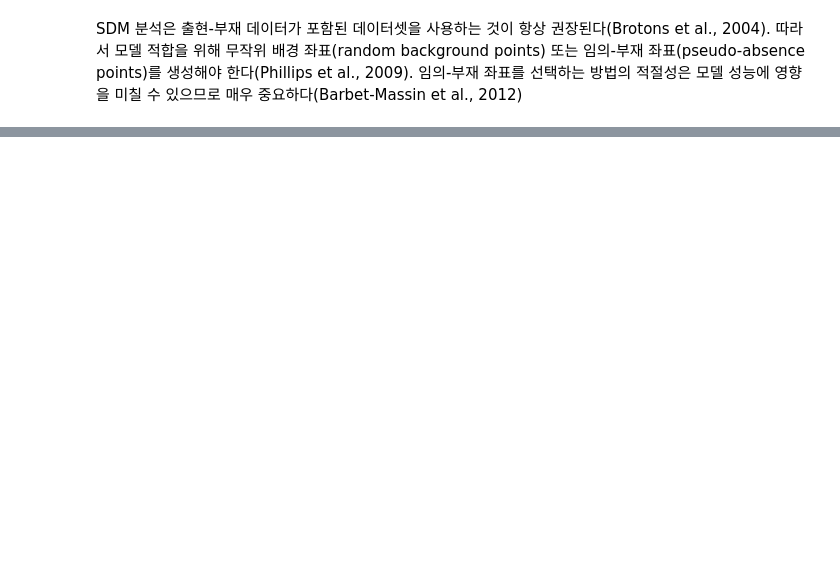
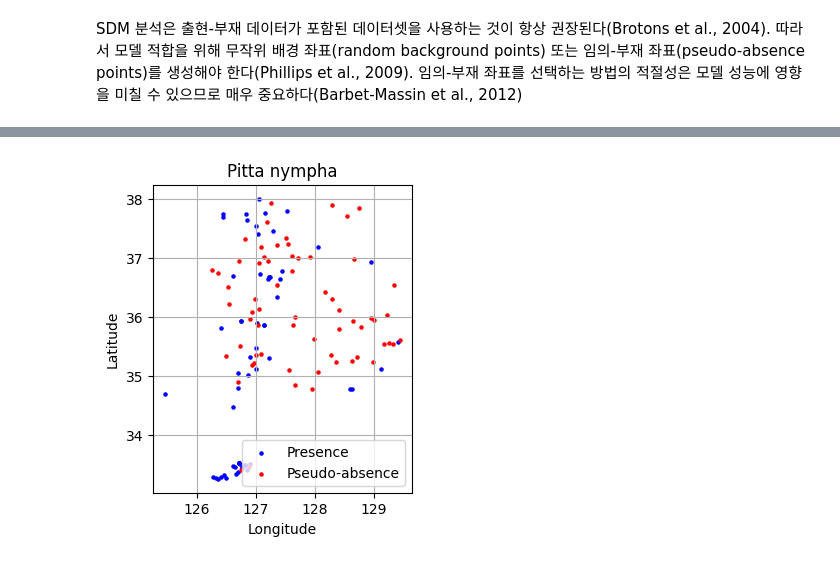
Before and after one commit to osgeokr/kari-sdm, a Jupyter notebook: 002_gbif_pitta_nympha_spatial_filtering.ipynb, the cells around one changed output, grey strips where cells are left out. Cells and saved outputs as stored; diff of their text form; code cells hidden in the pictures; blank space fills up the shorter version.

```diff
--- a/002_gbif_pitta_nympha_spatial_filtering.ipynb
+++ b/002_gbif_pitta_nympha_spatial_filtering.ipynb
@@ -305,0 +347,4 @@ SDM 분석은 출현-부재 데이터가 포함된 데이터셋을 사용하는
+# %%
+!wget https://github.com/osgeokr/kari-sdm/raw/main/pitta_nympha_pa_dw.gpkg -O pitta_nympha_pa_dw.gpkg
+gdf = gpd.read_file('pitta_nympha_pa_dw.gpkg')
+gdf.head(1)
@@ -305,0 +377,27 @@ SDM 분석은 출현-부재 데이터가 포함된 데이터셋을 사용하는
+# %%
+# presence와 absence로 데이터를 분리
+presence = gdf[gdf['status'] == 1]
+absence = gdf[gdf['status'] == 0]
+
+# 플롯 설정
+fig, ax = plt.subplots(figsize=(4, 4))
+
+# presence 데이터 플롯
+presence.plot(ax=ax, marker='o', color='blue', markersize=5, label='Presence')
+
+# absence 데이터 플롯
+absence.plot(ax=ax, marker='o', color='red', markersize=5, label='Pseudo-absence')
+
+# 범례, 제목, 축 레이블, 그리드 설정
+plt.legend()
+plt.title('Pitta nympha')
+plt.xlabel('Longitude')
+plt.ylabel('Latitude')
+plt.grid(True)
+
+ax.set_aspect('equal', 'box')
+
+# 플롯 표시
+plt.show()
+# %% [output]
+[figure, added]
```
Also changed, not shown: parts of 8 cells of this notebook.
